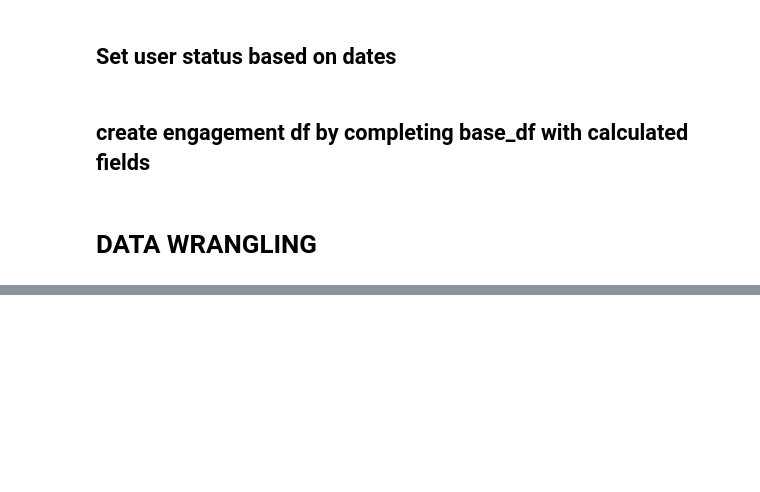
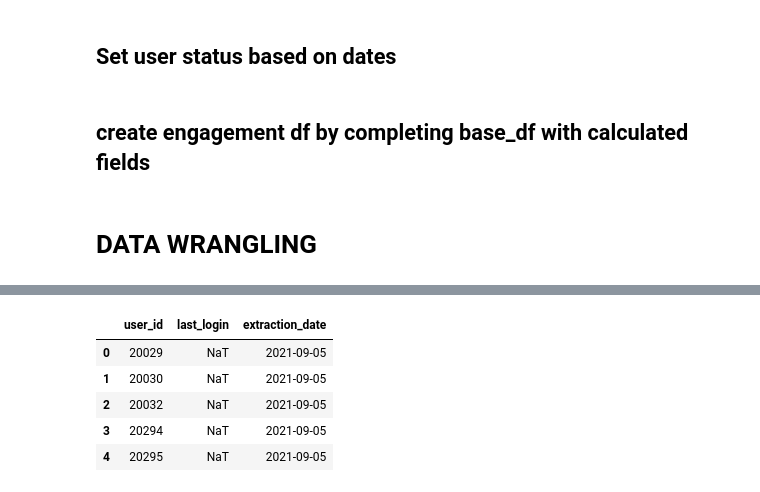
Before and after one commit to byhumane/talentcards, a Jupyter notebook: notebooks/2.0_Prepare ft_users_engagement source gbq.ipynb, the cells around one changed output, grey strips where cells are left out. Cells and saved outputs as stored; diff of their text form; code cells hidden in the pictures; blank space fills up the shorter version.

```diff
--- a/notebooks/2.0_Prepare ft_users_engagement source gbq.ipynb
+++ b/notebooks/2.0_Prepare ft_users_engagement source gbq.ipynb
@@ -283,0 +299,9 @@ df_engagement.to_gbq('raw_engagement.users_engagement',project_id=project_id,if_
+# %%
+df_login.head(5)
+# %% [output]
+|  | user_id | last_login | extraction_date |
+| 0 | 20029 | NaT | 2021-09-05 |
+| 1 | 20030 | NaT | 2021-09-05 |
+| 2 | 20032 | NaT | 2021-09-05 |
+| 3 | 20294 | NaT | 2021-09-05 |
+| 4 | 20295 | NaT | 2021-09-05 |
```
Also changed, not shown: parts of 9 cells of this notebook, 4 other files.
